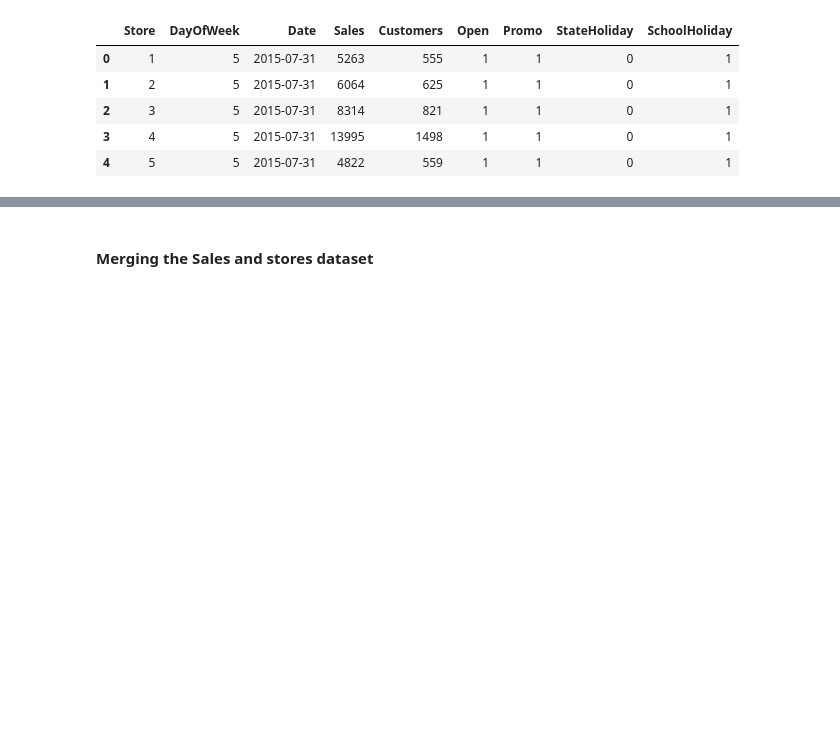
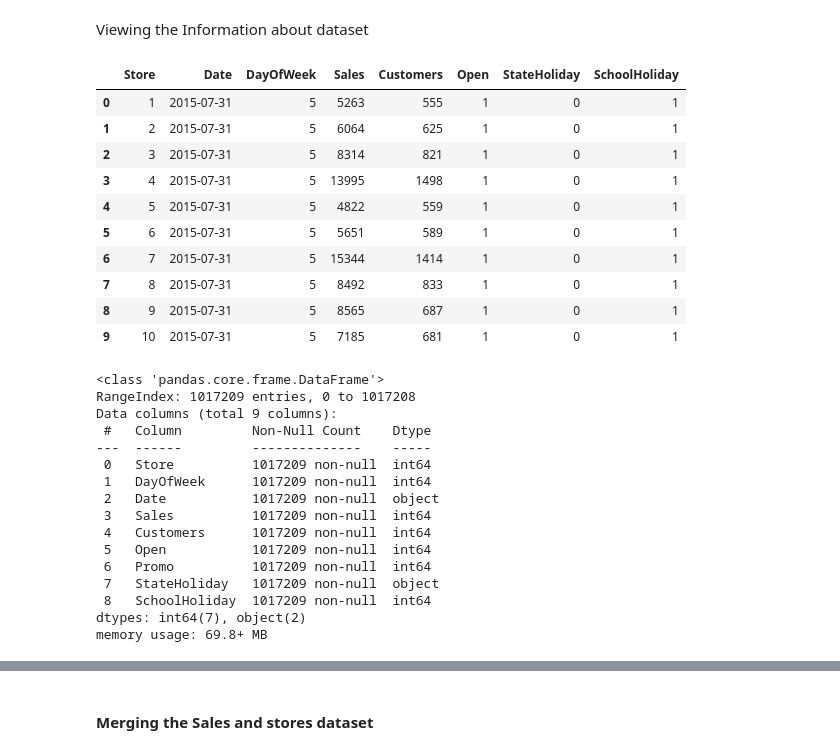
Before and after one commit to aashishpokharel/Time-Series-Sales-Prediction, a Jupyter notebook: Rossman Sales EDA - All Data.ipynb, the cells around one changed output, grey strips where cells are left out. Saved outputs shown, nothing was run; the diff lists cells and outputs as text; code cells hidden in the pictures; blank space fills up the shorter version.

```diff
--- a/Rossman Sales EDA - All Data.ipynb
+++ b/Rossman Sales EDA - All Data.ipynb
@@ -22,9 +36,35 @@ stores = pd.read_csv('Dataset/store.csv')
+# %% [markdown]
+Viewing the Information about dataset
+# %%
+sales[['Store', 'Date','DayOfWeek', 'Sales', 'Customers', 'Open', 'StateHoliday', 'SchoolHoliday']].head(10)
+# %% [output]
+|  | Store | Date | DayOfWeek | Sales | Customers | Open | StateHoliday | SchoolHoliday |
+| 0 | 1 | 2015-07-31 | 5 | 5263 | 555 | 1 | 0 | 1 |
+| 1 | 2 | 2015-07-31 | 5 | 6064 | 625 | 1 | 0 | 1 |
+| 2 | 3 | 2015-07-31 | 5 | 8314 | 821 | 1 | 0 | 1 |
+| 3 | 4 | 2015-07-31 | 5 | 13995 | 1498 | 1 | 0 | 1 |
+| 4 | 5 | 2015-07-31 | 5 | 4822 | 559 | 1 | 0 | 1 |
+| 5 | 6 | 2015-07-31 | 5 | 5651 | 589 | 1 | 0 | 1 |
+| 6 | 7 | 2015-07-31 | 5 | 15344 | 1414 | 1 | 0 | 1 |
+| 7 | 8 | 2015-07-31 | 5 | 8492 | 833 | 1 | 0 | 1 |
+| 8 | 9 | 2015-07-31 | 5 | 8565 | 687 | 1 | 0 | 1 |
+| 9 | 10 | 2015-07-31 | 5 | 7185 | 681 | 1 | 0 | 1 |
 # %%
-sales.head()
+sales.info()
 # %% [output]
-|  | Store | DayOfWeek | Date | Sales | Customers | Open | Promo | StateHoliday | SchoolHoliday |
-| 0 | 1 | 5 | 2015-07-31 | 5263 | 555 | 1 | 1 | 0 | 1 |
-| 1 | 2 | 5 | 2015-07-31 | 6064 | 625 | 1 | 1 | 0 | 1 |
-| 2 | 3 | 5 | 2015-07-31 | 8314 | 821 | 1 | 1 | 0 | 1 |
-| 3 | 4 | 5 | 2015-07-31 | 13995 | 1498 | 1 | 1 | 0 | 1 |
-| 4 | 5 | 5 | 2015-07-31 | 4822 | 559 | 1 | 1 | 0 | 1 |
+<class 'pandas.core.frame.DataFrame'>
+RangeIndex: 1017209 entries, 0 to 1017208
+Data columns (total 9 columns):
+ #   Column         Non-Null Count    Dtype
+---  ------         --------------    -----
+ 0   Store          1017209 non-null  int64
+ 1   DayOfWeek      1017209 non-null  int64
+ 2   Date           1017209 non-null  object
+ 3   Sales          1017209 non-null  int64
+ 4   Customers      1017209 non-null  int64
+ 5   Open           1017209 non-null  int64
+ 6   Promo          1017209 non-null  int64
+ 7   StateHoliday   1017209 non-null  object
+ 8   SchoolHoliday  1017209 non-null  int64
+dtypes: int64(7), object(2)
+memory usage: 69.8+ MB
```
Also changed, not shown: parts of 42 cells of this notebook.
